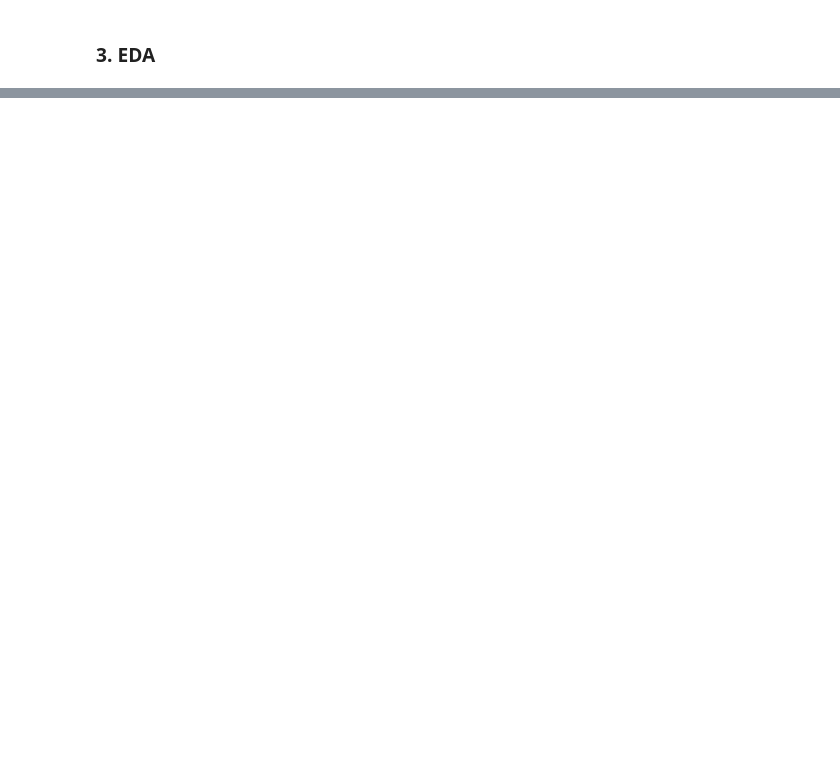
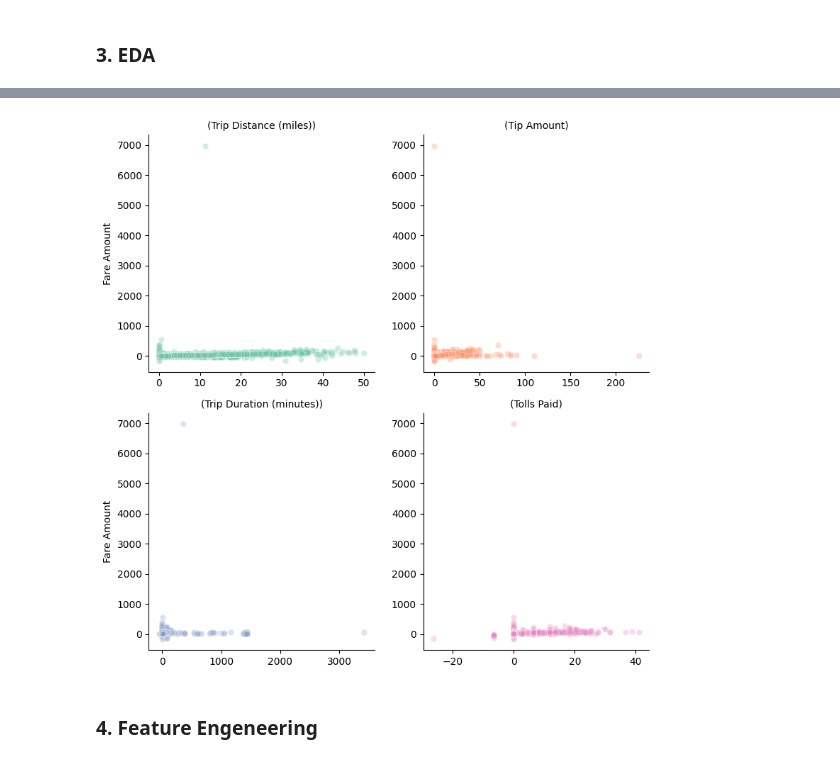
Before and after one commit to gabrielecola/NYC_Taxi, a Jupyter notebook: NYC_Taxi2.ipynb, the cells around one changed output, grey strips where cells are left out. Drawn from its saved outputs; the diff is of its cells as text; code cells hidden in the pictures; blank space fills up the shorter version.

```diff
--- a/NYC_Taxi2.ipynb
+++ b/NYC_Taxi2.ipynb
@@ -242,0 +447,41 @@ describe_df.reset_index().rename(columns={"index": "variabile"})
+# %%
+# Select 4 key features
+feature_labels = {
+    'trip_distance': 'Trip Distance (miles)',
+    'tip_amount': 'Tip Amount',
+    'trip_duration_minutes': 'Trip Duration (minutes)',
+    'tolls_amount': 'Tolls Paid',
+}
+
+features = list(feature_labels.keys())
+
+# Melt the DataFrame
+df_melted = df.melt(id_vars='fare_amount', value_vars=features,
+                    var_name='Feature', value_name='Value')
+
+# Create a color palette for each feature
+palette = sns.color_palette("Set2", len(features))
+color_map = dict(zip(features, palette))
+
+# Add color info to the DataFrame
+df_melted['Color'] = df_melted['Feature'].map(color_map)
+
+# Create the FacetGrid with 2x2 layout
+g = sns.FacetGrid(df_melted, col='Feature', col_wrap=2, sharex=False, sharey=False, height=4)
+
+# Plot each scatterplot with only the label in brackets
+for ax, feature in zip(g.axes.flat, features):
+    subset = df_melted[df_melted['Feature'] == feature]
+    sns.scatterplot(data=subset, x='Value', y='fare_amount', ax=ax, color=color_map[feature], alpha=0.3)
+    ax.set_title(f"({feature_labels[feature]})", fontsize=10)  # Only the label in brackets
+    ax.set_xlabel('')
+    ax.set_ylabel('')
+    ax.grid(False)
+
+g.set_axis_labels("", "Fare Amount")
+plt.tight_layout()
+plt.show()
+# %% [output]
+[figure, added]
+# %% [markdown]
+### 4. Feature Engeneering
```
Also changed, not shown: parts of 35 cells of this notebook.
